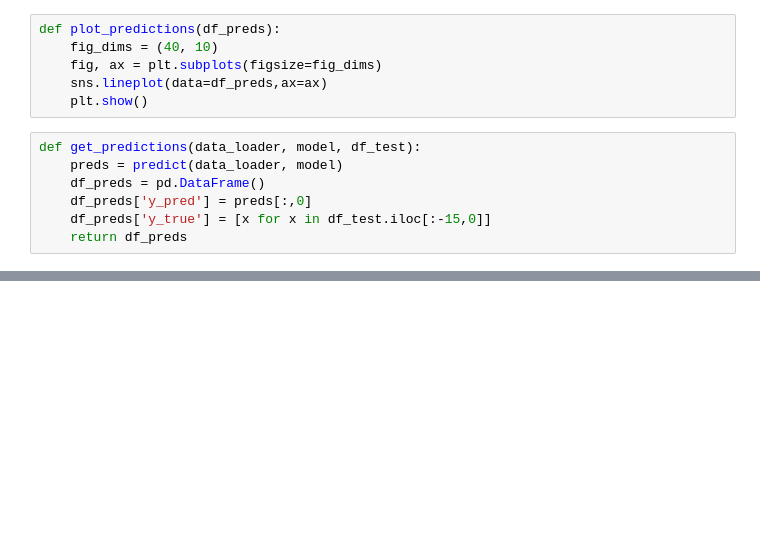
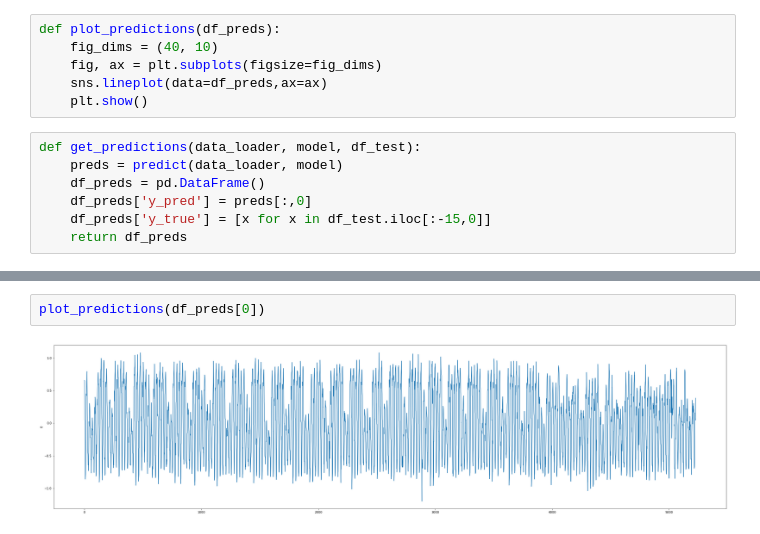
Before and after one commit to trevorwitter/nyc-subway-utilization, a Jupyter notebook: model/scratch/update_dataloader_multiclass_prediction.ipynb, the cells around one changed output, grey strips where cells are left out. Drawn from its saved outputs; the diff is of its cells as text; blank space fills up the shorter version.

```diff
--- a/model/scratch/update_dataloader_multiclass_prediction.ipynb
+++ b/model/scratch/update_dataloader_multiclass_prediction.ipynb
@@ -202,0 +238,4 @@ plot_predictions(df_preds.head(410))
+# %%
+plot_predictions(df_preds[0])
+# %% [output]
+[figure, added]
```
Also changed, not shown: parts of 11 cells of this notebook, 3 other files.
